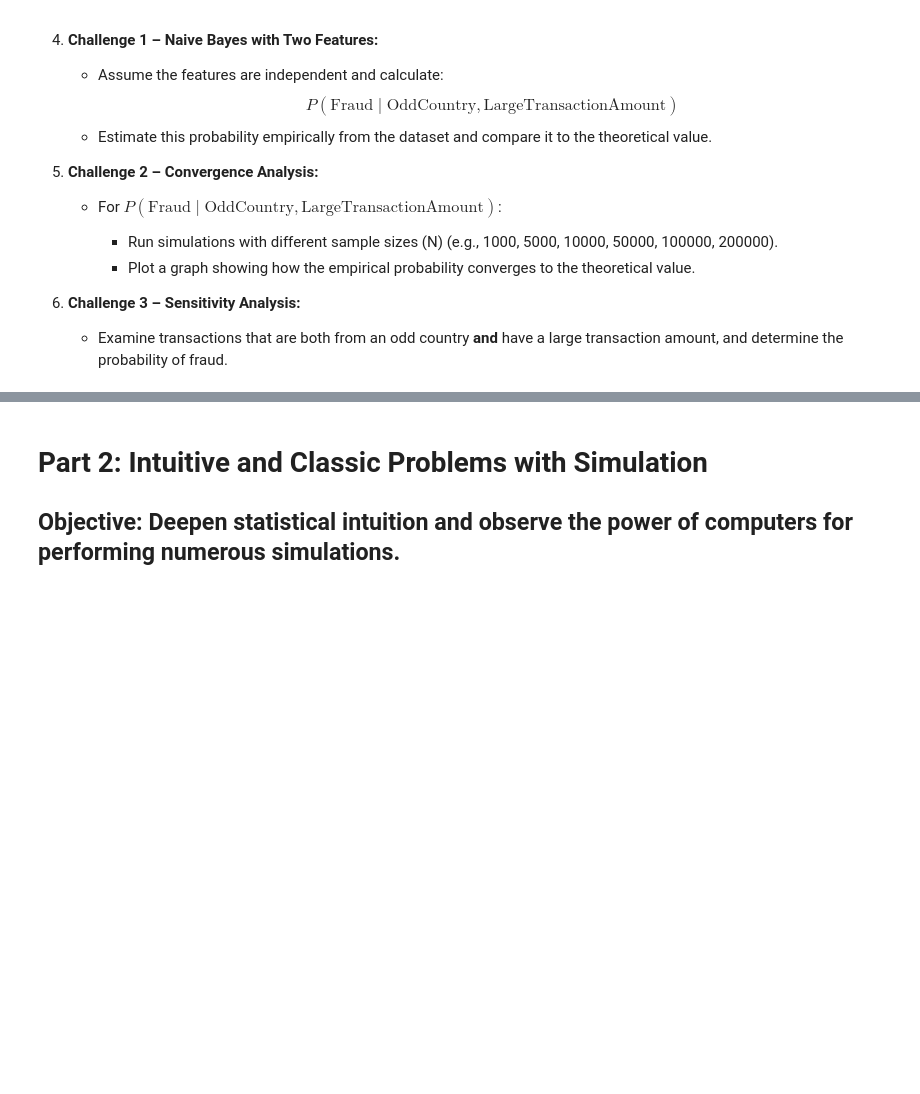
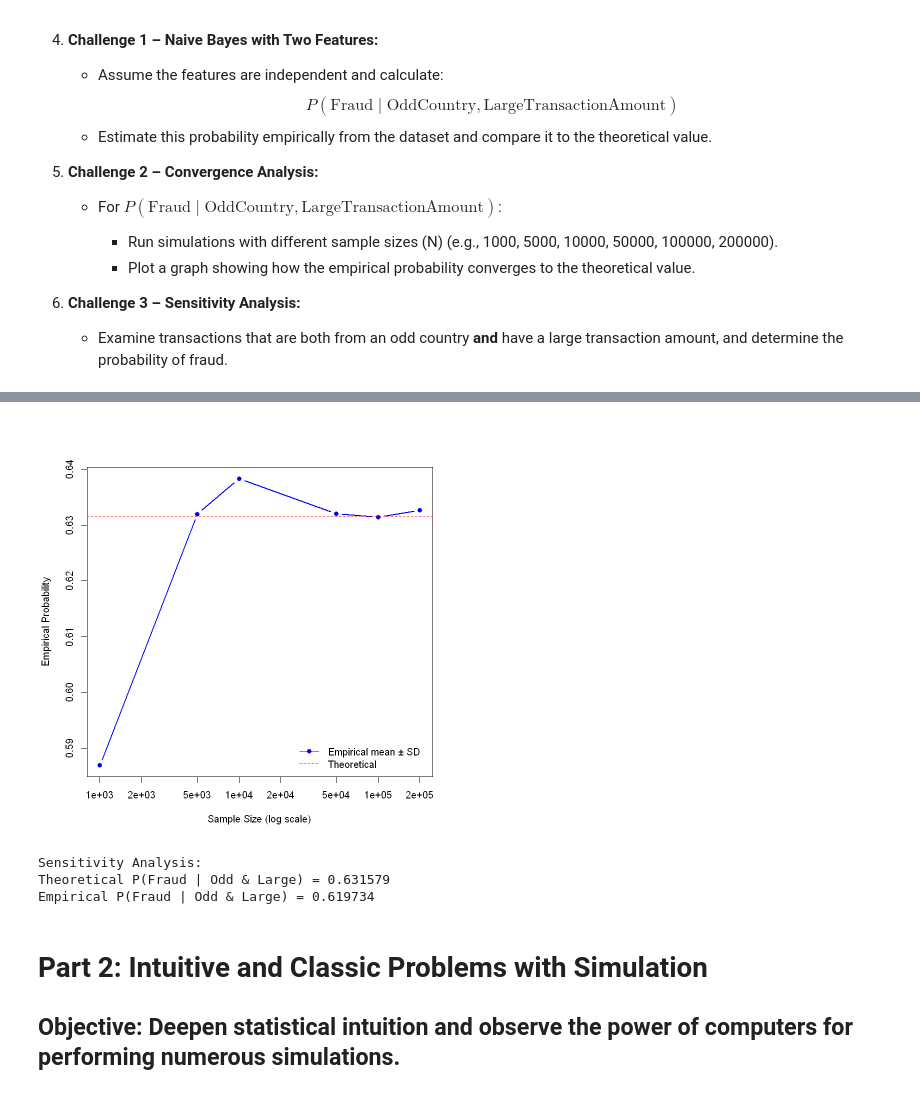
Before and after one commit to hossein-noor-ramsis/R, a Jupyter notebook: HW2/EPS_CA2_810103332.ipynb, the cells around one changed output, grey strips where cells are left out. Saved outputs shown, nothing was run; the diff lists cells and outputs as text; code cells hidden in the pictures; blank space fills up the shorter version.

```diff
--- a/HW2/EPS_CA2_810103332.ipynb
+++ b/HW2/EPS_CA2_810103332.ipynb
@@ -257,3 +329,52 @@ df <- data.frame(Fraud=fraud_label,
+# %%
+Ns <- c(1000, 5000, 10000, 50000, 100000, 200000)
+repeats <- 30
+mean_vals <- numeric(length(Ns))
+sd_vals <- numeric(length(Ns))
+
+for (i in seq_along(Ns)) {
+  n <- Ns[i]
+  probs <- numeric(repeats)
+
+  for (r in 1:repeats) {
+    df_i <- simulate_dataset(n)
+    subset_i <- subset(df_i, OddCountry == 1 & LargeAmount == 1)
+    probs[r] <- ifelse(nrow(subset_i) > 0, mean(subset_i$Fraud), NA)
+  }
+
+  mean_vals[i] <- mean(probs, na.rm = TRUE)
+  sd_vals[i] <- sd(probs, na.rm = TRUE)
+}
+
+# Base R plot
+plot(Ns, mean_vals,
+  type = "b",
+  log = "x",
+  pch = 16,
+  lwd = 2,
+  col = "blue",
+  xlab = "Sample Size (log scale)",
+  ylab = "Empirical Probability"
+)
+
+abline(h = p_fraud_given_odd_large, col = "red", lty = 2)
+legend("bottomright",
+  legend = c("Empirical mean ± SD", "Theoretical"),
+  col = c("blue", "red"),
+  lty = c(1, 2),
+  pch = c(19, NA),
+  bty = "n"
+)
+# %% [output]
+[figure, added]
+# %%
+cat("Sensitivity Analysis:\n")
+cat(sprintf("Theoretical P(Fraud | Odd & Large) = %.6f\n", p_fraud_given_odd_large))
+cat(sprintf("Empirical P(Fraud | Odd & Large) = %.6f\n", emp_odd_large_prob))
+# %% [output]
+Sensitivity Analysis:
+Theoretical P(Fraud | Odd & Large) = 0.631579
+Empirical P(Fraud | Odd & Large) = 0.619734
 # %% [markdown]
 # Part 2: Intuitive and Classic Problems with Simulation
 
```
Also changed, not shown: parts of 11 cells of this notebook, 1 other file.
